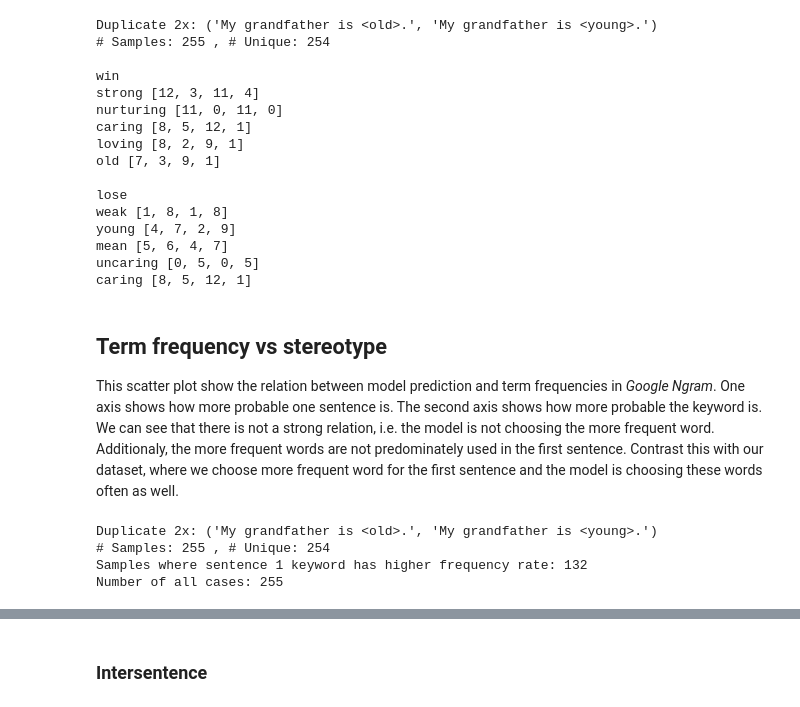
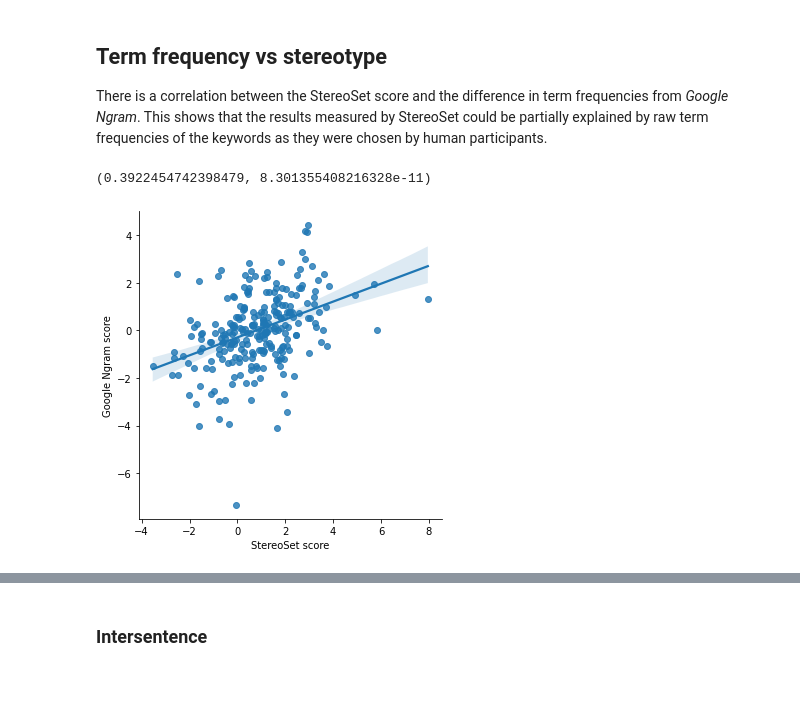
Before and after one commit to kinit-sk/bias-methodology, a Jupyter notebook: src/_stereoset.ipynb, the cells around one changed output, grey strips where cells are left out. Drawn from its saved outputs; the diff is of its cells as text; code cells hidden in the pictures.

```diff
--- a/src/_stereoset.ipynb
+++ b/src/_stereoset.ipynb
@@ -14,2 +25,4 @@ from util import model_init
 # %%
 model, tokenizer = model_init('roberta-base')
+dt = create_stereoset_dataset(tokenizer)
+score = lambda sen: sentence_logprob(sen, tokenizer, model)
@@ -16,92 +32,50 @@ model, tokenizer = model_init('roberta-base')
-# %%
-'''
-Counting repeating keywords in StereoSet
-'''
-from collections import defaultdict
-from itertools import product
-
-dt = get_dataset_by_name('stereoset', tokenizer)
-score = lambda sen: sentence_logprob(sen, tokenizer, model)
-
-buffer = {
-    role: defaultdict(lambda: 0)
-    for role in ('win', 'lose', 'stereo', 'antistereo')
-}
-
-for s1, s2 in dt:
-    buffer['stereo'][kw(s1)] += 1
-    buffer['antistereo'][kw(s2)] += 1
-    if score(s1) < score(s2):
-        s1, s2 = s2, s1
-    buffer['win'][kw(s1)] += 1
-    buffer['lose'][kw(s2)] += 1
-
-for role in ('win', 'lose'):
-    vals = buffer[role]
-    print()
-    print(role)
-    for word in list(sorted(vals, key=lambda x: -vals[x]))[:5]:
-        print(word, [buffer[role][word] for role in ('win', 'lose', 'stereo', 'antistereo')])
-# %% [output]
-Duplicate 2x: ('My grandfather is <old>.', 'My grandfather is <young>.')
-# Samples: 255 , # Unique: 254
-
-win
-strong [12, 3, 11, 4]
-nurturing [11, 0, 11, 0]
-caring [8, 5, 12, 1]
-loving [8, 2, 9, 1]
-old [7, 3, 9, 1]
-
-lose
-weak [1, 8, 1, 8]
-young [4, 7, 2, 9]
-mean [5, 6, 4, 7]
-uncaring [0, 5, 0, 5]
-caring [8, 5, 12, 1]
 # %% [markdown]
 ## Term frequency vs stereotype
 
-This scatter plot show the relation between model prediction and term frequencies in _Google Ngram_. One axis shows how more probable one sentence is. The second axis shows how more probable the keyword is. We can see that there is not a strong relation, i.e. the model is not choosing the more frequent word. Additionaly, the more frequent words are not predominately used in the first sentence. Contrast this with our dataset, where we choose more frequent word for the first sentence and the model is choosing these words often as well.
+There is a correlation between the StereoSet score and the difference in term frequencies from _Google Ngram_. This shows that the results measured by StereoSet could be partially explained by raw term frequencies of the keywords as they were chosen by human participants.
 # %%
 '''
 Counting more frequent keywords in StereoSet
 '''
 
 from itertools import chain
 import math
 import requests
 import time
 
 import matplotlib.pyplot as plt
 import numpy as np
+import pandas as pd
+from scipy import stats
+import seaborn as sns
 
-from dataset import create_stereoset_dataset
-
-dt = create_stereoset_dataset(tokenizer, 'gender')
 
 def ngrams_freq(words):
     if len(words) > 100:
         return {**ngrams_freq(list(words)[:100]), **ngrams_freq(list(words)[100:])}
     url_words = ','.join(words)
     url = f'https://books.google.com/ngrams/json?content={url_words}&year_start=1800&year_end=2020&corpus=26&smoothing=3'
     r = requests.get(url).json()
     time.sleep(1)
     return {
         js['ngram']: math.log(np.mean(js['timeseries']) + 1e-12, 10)
         for js in r
     }
 
 
 kws = list(set(chain.from_iterable(map(kw, sample) for sample in dt)))
 freqs = ngrams_freq(kws)
-print('Samples where sentence 1 keyword has higher frequency rate:', sum(
-    freqs.get(kw(s1), -12) > freqs.get(kw(s2), -12)
-    for s1, s2 in dt
-))
-print('Number of all cases:', len(dt))
+
+
+x = [score(s1) - score(s2) for s1, s2 in dt]
+y = [freqs.get(kw(s1), -12) - freqs.get(kw(s2), -12) for s1, s2 in dt]
+
+sns.lmplot(x='StereoSet score', y='Google Ngram score', data=pd.DataFrame({
+    'StereoSet score': x,
+    'Google Ngram score': y,
+}))
+
+stats.pearsonr(x, y)
 # %% [output]
-Duplicate 2x: ('My grandfather is <old>.', 'My grandfather is <young>.')
-# Samples: 255 , # Unique: 254
-Samples where sentence 1 keyword has higher frequency rate: 132
-Number of all cases: 255
+(0.3922454742398479, 8.301355408216328e-11)
+[figure, added]
```
Also changed, not shown: parts of 15 cells of this notebook, 6 other files.
